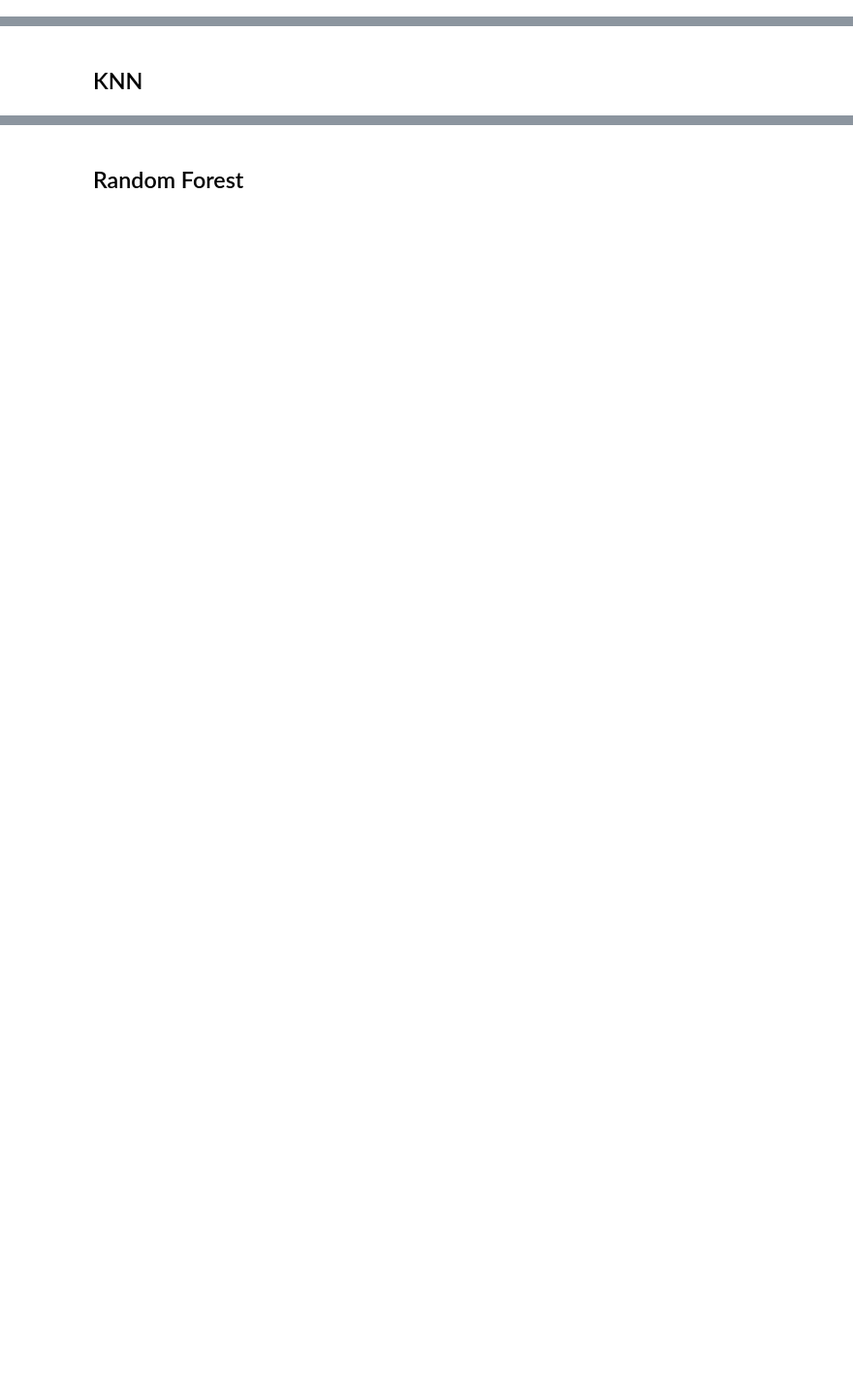
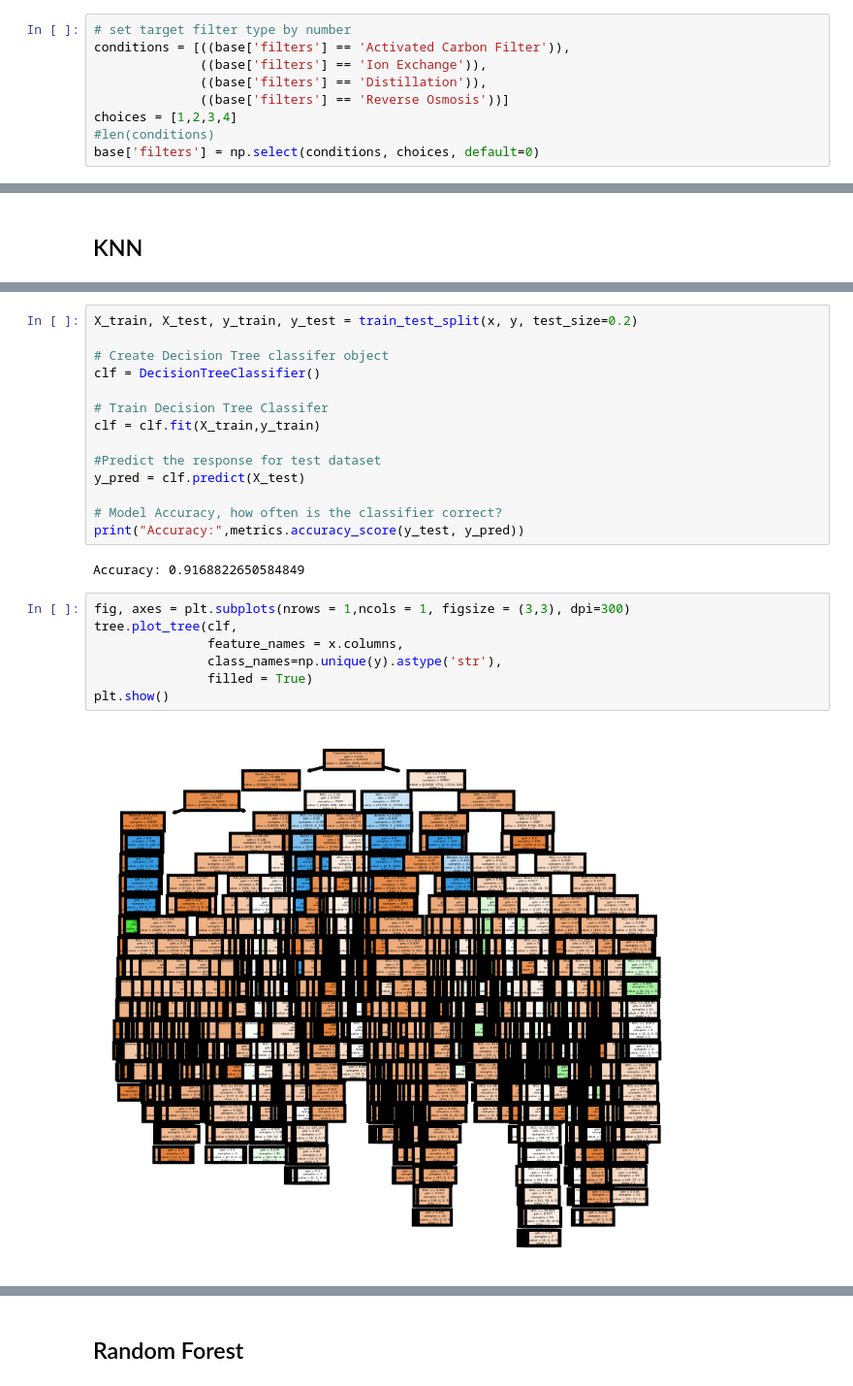
Before and after one commit to kathanner/water-filters, a Jupyter notebook: modeling.ipynb, the cells around one changed output, grey strips where cells are left out. Shown: that part at 97% size. Drawn from its saved outputs; the diff is of its cells as text; blank space fills up the shorter version.

```diff
--- a/modeling.ipynb
+++ b/modeling.ipynb
@@ -36,3 +50,12 @@ array(['Activated Carbon Filter', 'Ion Exchange', 'Distillation',
+# %%
+# set target filter type by number
+conditions = [((base['filters'] == 'Activated Carbon Filter')),
+              ((base['filters'] == 'Ion Exchange')),
+              ((base['filters'] == 'Distillation')),
+              ((base['filters'] == 'Reverse Osmosis'))]
+choices = [1,2,3,4]
+#len(conditions)
+base['filters'] = np.select(conditions, choices, default=0)
 # %%
 base = base.drop('SAMPLE_YEAR', axis=1)
 cats = base.filter(['Superior_California', 'North_Coast', 'San_Francisco',
@@ -80,0 +105,25 @@ F1 Score: 0.8994205647263812
+# %%
+X_train, X_test, y_train, y_test = train_test_split(x, y, test_size=0.2)
+
+# Create Decision Tree classifer object
+clf = DecisionTreeClassifier()
+
+# Train Decision Tree Classifer
+clf = clf.fit(X_train,y_train)
+
+#Predict the response for test dataset
+y_pred = clf.predict(X_test)
+
+# Model Accuracy, how often is the classifier correct?
+print("Accuracy:",metrics.accuracy_score(y_test, y_pred))
+# %% [output]
+Accuracy: 0.9168822650584849
+# %%
+fig, axes = plt.subplots(nrows = 1,ncols = 1, figsize = (3,3), dpi=300)
+tree.plot_tree(clf,
+               feature_names = x.columns,
+               class_names=np.unique(y).astype('str'),
+               filled = True)
+plt.show()
+# %% [output]
+[figure, added]
```
Also changed, not shown: parts of 27 cells of this notebook, 3 other files.
